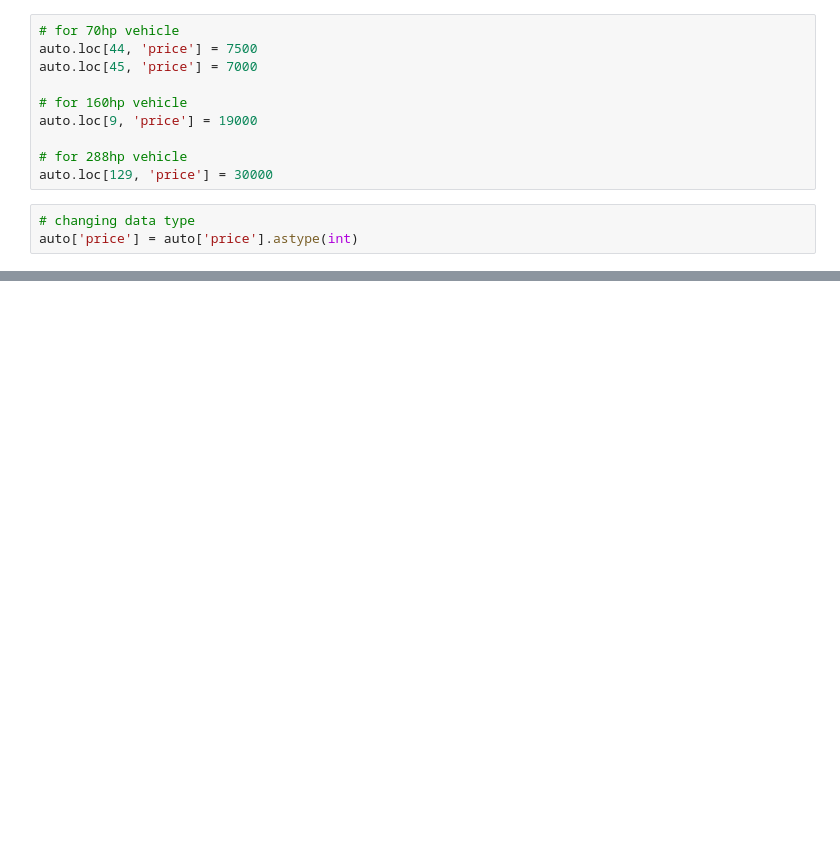
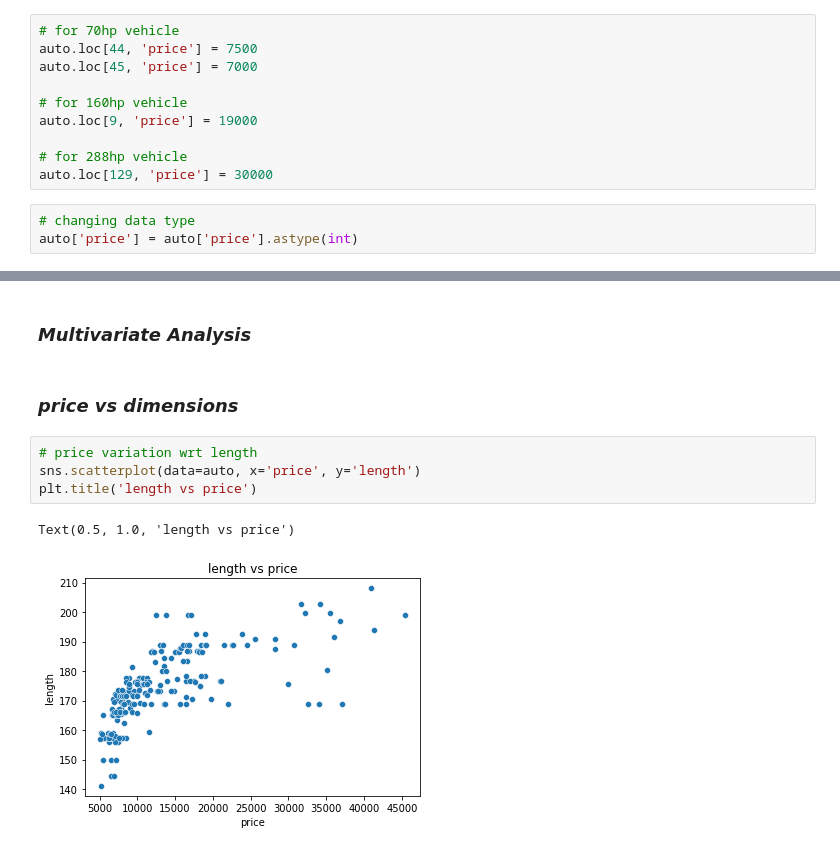
Before and after one commit to ghanalk1/Automobile-Price-Prediction, a Jupyter notebook: Automobile_Price_Prediction.ipynb, the cells around one changed output, grey strips where cells are left out. Drawn from its saved outputs; the diff is of its cells as text; blank space fills up the shorter version.

```diff
--- a/Automobile_Price_Prediction.ipynb
+++ b/Automobile_Price_Prediction.ipynb
@@ -227,0 +305,11 @@ auto['price'] = auto['price'].astype(int)
+# %% [markdown]
+### ***Multivariate Analysis***
+# %% [markdown]
+### *price vs dimensions*
+# %%
+# price variation wrt length
+sns.scatterplot(data=auto, x='price', y='length')
+plt.title('length vs price')
+# %% [output]
+Text(0.5, 1.0, 'length vs price')
+[figure, added]
```
Also changed, not shown: parts of 40 cells of this notebook.
